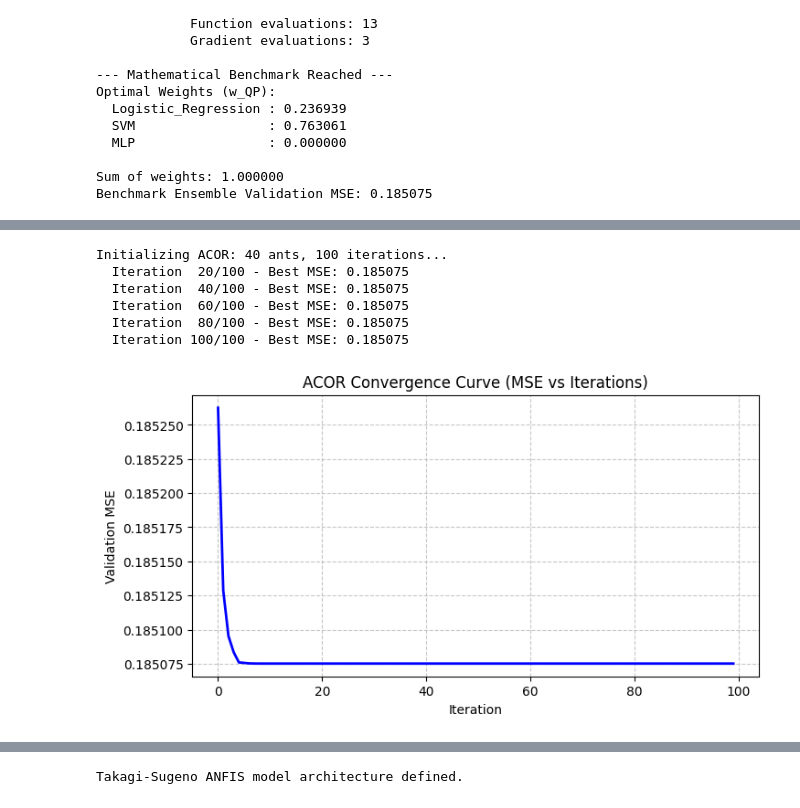
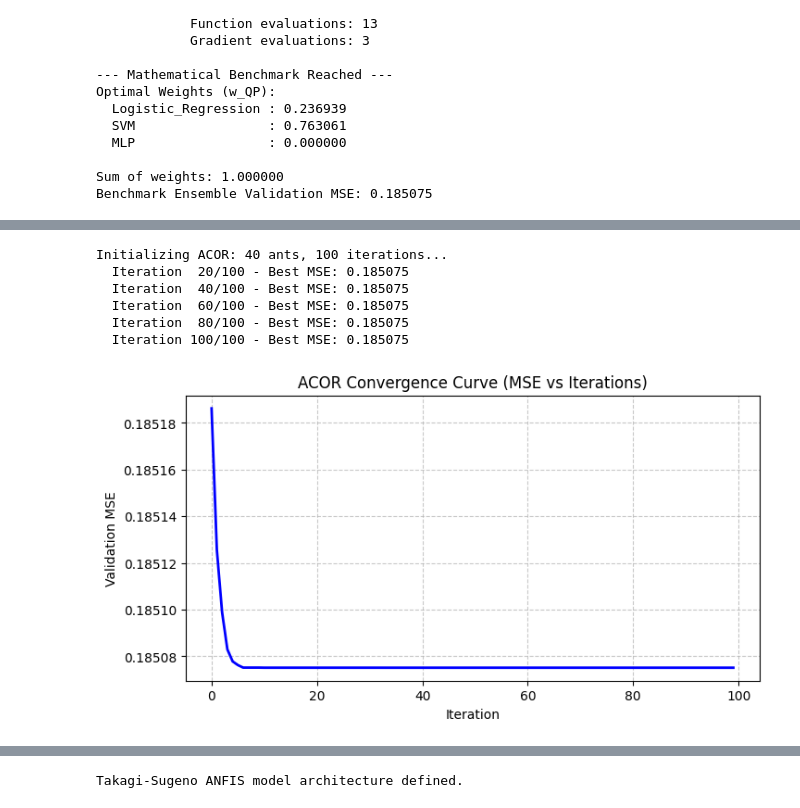
Before and after one commit to aslaa02/hyperparameter-tuning, a Jupyter notebook: Credit.ipynb, the cells around one changed output, grey strips where cells are left out. Cells and saved outputs as stored; diff of their text form; code cells hidden in the pictures.

```diff
--- a/Credit.ipynb
+++ b/Credit.ipynb
@@ -317,27 +293,43 @@ Objective function and constraint normalizer defined.
+# %%
+# [Corrected Cell 4.1 Snippet] Softmax Simplex Mapping
+
+
+def project_to_simplex_softmax(w):
+    """
+    Smoothly projects unconstrained weights from R^3 onto the probability simplex.
+    Guarantees w_i > 0 and sum(w) = 1.
+    """
+    # Subtract max for numerical stability (prevents overflow in exp)
+    w_stable = w - np.max(w)
+    exp_w = np.exp(w_stable)
+    return exp_w / np.sum(exp_w)
+
+def objective_function(w, P_oof, y_train):
+    # Map the ant's position to the simplex before evaluating MSE
+    w_simplex = project_to_simplex_softmax(w)
+    ensemble_preds = np.dot(P_oof, w_simplex)
+    return np.mean((ensemble_preds - y_train) ** 2)
 # %%
-# [Cell 4.2] Implement Continuous Ant Colony Optimization (ACOR)
+# [Cell 4.2] Implement Continuous Ant Colony Optimization (ACOR) - CORRECTED
 import matplotlib.pyplot as plt
 
 def run_acor(P, y, num_models, n_ants=40, archive_size=20, iterations=100, q=0.1, xi=0.85):
-    """
-    q: Locality of the search process. Small q favors the best-ranked solutions strongly.
-    xi: Convergence speed (analogous to pheromone evaporation).
-    """
     print(f"Initializing ACOR: {n_ants} ants, {iterations} iterations...")
 
-    # 1. Initialize the Solution Archive with random weights
-    archive = np.random.rand(archive_size, num_models)
-    archive = np.array([normalize_weights(w) for w in archive])
+    # 1. Initialize Archive in UNCONSTRAINED space (Standard Normal Distribution)
+    # REMOVED: Softmax projection here. Ants must be allowed to explore R^n freely.
+    archive = np.random.randn(archive_size, num_models)
 
     # Evaluate initial archive
+    # Note: objective_function internally applies the softmax lens for scoring!
     scores = np.array([objective_function(w, P, y) for w in archive])
 
-    # Sort archive by score (ascending, since we minimize MSE)
+    # Sort archive by score
     sort_idx = np.argsort(scores)
     archive = archive[sort_idx]
     scores = scores[sort_idx]
 
-    # Calculate selection probabilities based on rank (Gaussian function)
+    # Calculate selection probabilities
     ranks = np.arange(1, archive_size + 1)
     weights = (1 / (q * archive_size * np.sqrt(2 * np.pi))) * \
               np.exp(-((ranks - 1)**2) / (2 * (q * archive_size)**2))
@@ -351,62 +343,61 @@ def run_acor(P, y, num_models, n_ants=40, archive_size=20, iterations=100, q=0.1
         new_scores = np.zeros(n_ants)
 
         for ant in range(n_ants):
-            # Choose a guiding solution from the archive based on selection_probs
             guide_idx = np.random.choice(archive_size, p=selection_probs)
             guide_solution = archive[guide_idx]
 
-            # Calculate dynamic standard deviation (sigma) for the Gaussian kernel
-            # Sigma is proportional to the average distance to other solutions in the archive
             sigma = xi * np.sum(np.abs(archive - guide_solution), axis=0) / (archive_size - 1)
 
-            # Sample new continuous weights
+            # Sample new continuous weights in UNCONSTRAINED space
             sampled_w = np.random.normal(loc=guide_solution, scale=sigma)
-            sampled_w = normalize_weights(sampled_w)
 
+            # REMOVED: Softmax projection here.
             new_solutions[ant] = sampled_w
             new_scores[ant] = objective_function(sampled_w, P, y)
 
         # 3. Update Archive
-        # Combine old archive and new solutions
         combined_archive = np.vstack((archive, new_solutions))
         combined_scores = np.concatenate((scores, new_scores))
 
-        # Sort and keep the best `archive_size` solutions
         sort_idx = np.argsort(combined_scores)
         archive = combined_archive[sort_idx][:archive_size]
         scores = combined_scores[sort_idx][:archive_size]
 
-        # Track best MSE
         convergence_curve[iter] = scores[0]
 
         if (iter + 1) % 20 == 0:
             print(f"  Iteration {iter+1:3d}/{iterations} - Best MSE: {scores[0]:.6f}")
 
     return archive[0], scores[0], convergence_curve
 
-# Execute the algorithm
+# ------------------------------------------------------------------
+# Execution Block
+# ------------------------------------------------------------------
 num_base_models = P_val.shape[1]
-# Fix: Explicitly cast y_val_array to float to avoid categorical subtraction error
 y_val_numeric = y_val_array.astype(float)
+
+# Run ACO in unconstrained space
 w_ACO_raw, mse_ACO, convergence = run_acor(P_val, y_val_numeric, num_models=num_base_models)
-w_ACO = normalize_weights(w_ACO_raw)
 
-# Plot convergence for strict performance verification
+# Apply softmax ONE FINAL TIME to extract the true mathematical weights for inference
+w_ACO = project_to_simplex_softmax(w_ACO_raw)
+
+# Plot convergence
 plt.figure(figsize=(8, 4))
 plt.plot(convergence, color='blue', linewidth=2)
 plt.title('ACOR Convergence Curve (MSE vs Iterations)')
 plt.xlabel('Iteration')
 plt.ylabel('Validation MSE')
 plt.grid(True, linestyle='--', alpha=0.7)
 plt.show()
 # %% [output]
 Initializing ACOR: 40 ants, 100 iterations...
   Iteration  20/100 - Best MSE: 0.185075
   Iteration  40/100 - Best MSE: 0.185075
   Iteration  60/100 - Best MSE: 0.185075
   Iteration  80/100 - Best MSE: 0.185075
   Iteration 100/100 - Best MSE: 0.185075
-[figure, old version]
+[figure, new version]
 # %%
 # [Cell 4.3] Compare w_ACO with w_QP
 print("--- Weight Optimization Comparison ---")
```
Also changed, not shown: parts of 5 cells of this notebook.
